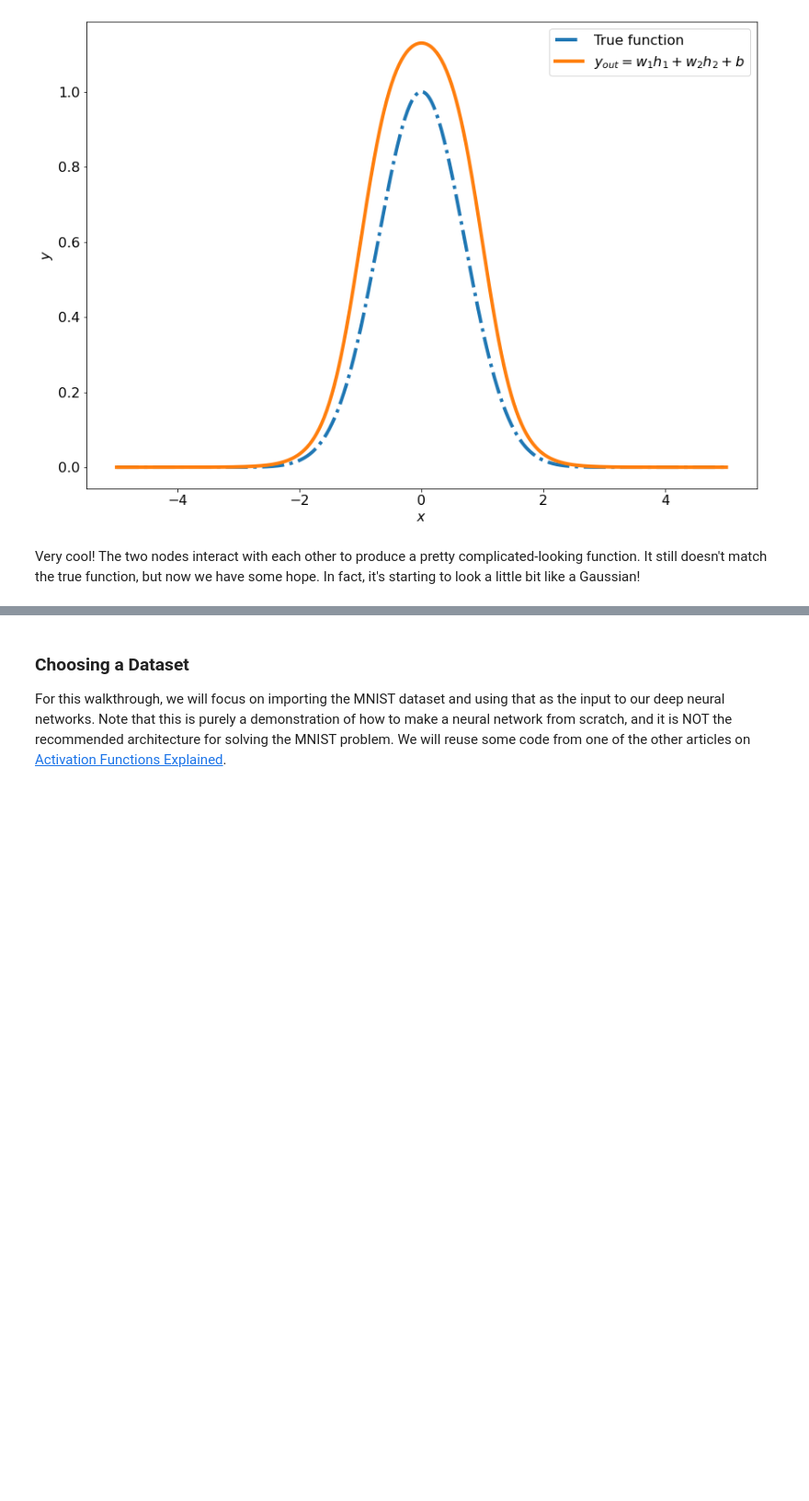
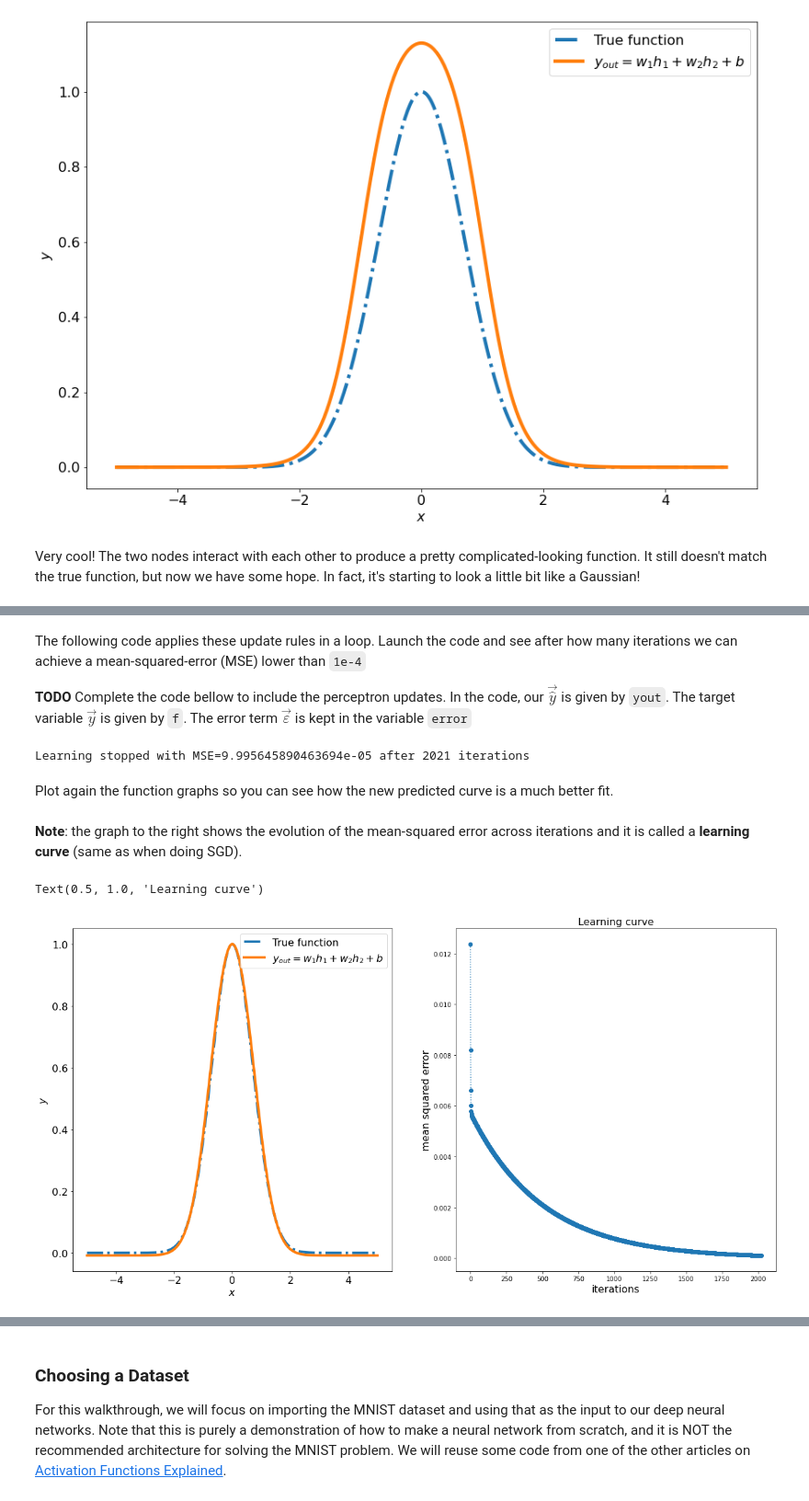
Before and after one commit to thalitadru/ml-class-epf, a Jupyter notebook: LabAssignmentNNfromScratch.ipynb, the cells around one changed output, grey strips where cells are left out. Shown: that part at 92% size. Saved outputs shown, nothing was run; the diff lists cells and outputs as text; code cells hidden in the pictures; blank space fills up the shorter version.

```diff
--- a/LabAssignmentNNfromScratch.ipynb
+++ b/LabAssignmentNNfromScratch.ipynb
@@ -242,7 +240,7 @@ Now let's see what happens when we change the weights on the output.
 # %%
 # Network output
 wout = np.array([1.2, 1.2])
-bout = np.array(-1.2)
+bout = -1.2
 
 yout = wout[0] * z1 + wout[1] * z2 + bout
 fig, ax = plt.subplots(1,1, figsize=(14,10))
@@ -286,0 +272,66 @@ _Note_: Ideally, you can develop further on and improve the NumPy approach, whil
+# %% [markdown]
+
+The following code applies these update rules in a loop. Launch the code and see after how many iterations we can achieve a mean-squared-error (MSE) lower than `1e-4`
+
+**TODO** Complete the code bellow to include the perceptron updates. In the code, our $\vec{\hat{y}}$ is given by `yout`. The target variable $\vec{y}$ is given by `f`. The error term $\vec\varepsilon$ is kept in the variable `error`
+# %%
+# initializing output neuron parameters
+wout = np.array([1.2, 1.2])
+bout = -1.2
+
+# learning hyperparameters
+learning_rate = 1e-3
+max_iter = int(1e4)
+
+# intializing loop variables
+error = 1
+i=0
+learning_curve = []
+# learning loop
+# while not converged:
+while np.mean(error**2) > 1e-4 and i < max_iter:
+    # compute output
+    yout = wout[0] * z1 + wout[1] * z2 + bout
+    # compte error and save it in list to visualize leraning curve later
+    # TODO your code here
+    error = (yout-f)
+    learning_curve.append(np.mean(error**2))
+    # apply the perceptron learning rule to weights and bias
+    # TODO your code here
+    wout[0] -= learning_rate * error @ z1
+    wout[1] -= learning_rate * error @ z2
+    bout -= learning_rate * error
+    # increment iteration counter
+    i +=1
+print(f"Learning stopped with MSE={learning_curve[-1]} after {i} iterations")
+# %% [output]
+Learning stopped with MSE=9.995645890463694e-05 after 2021 iterations
+# %% [markdown]
+Plot again the function graphs so you can see how the new predicted curve is a much better fit.
+# %% [markdown]
+**Note**: the graph to the right shows the evolution of the mean-squared error across iterations and it is called a **learning curve** (same as when doing SGD).
+# %%
+
+# compute output again prior to plotting
+yout = wout[0] * z1 + wout[1] * z2 + bout
+
+fig, (ax,lc) = plt.subplots(1,2, figsize=(20,10))
+
+ax.plot(x, f, lw=4, ls = '-.', label='True function')
+ax.plot(x, yout, lw=4, label=r'$y_{out} = w_{1}h_{1} + w_{2}h_{2} + b$')
+
+# Create labels (very important!)
+ax.set_xlabel('$x$', fontsize=SIZE) # Notice we make the labels big enough to read
+ax.set_ylabel('$y$', fontsize=SIZE)
+
+ax.tick_params(labelsize=SIZE) # Make the tick labels big enough to read
+
+ax.legend(fontsize=SIZE, loc=1) # Create a legend and make it big enough to read
+
+lc.plot(np.arange(len(learning_curve)), learning_curve,'o:')
+lc.set_xlabel("iterations", fontsize=SIZE)
+lc.set_ylabel("mean squared error", fontsize=SIZE)
+lc.set_title('Learning curve', fontsize=SIZE)
+# %% [output]
+Text(0.5, 1.0, 'Learning curve')
+[figure, added]
```
Also changed, not shown: parts of 36 cells of this notebook.
